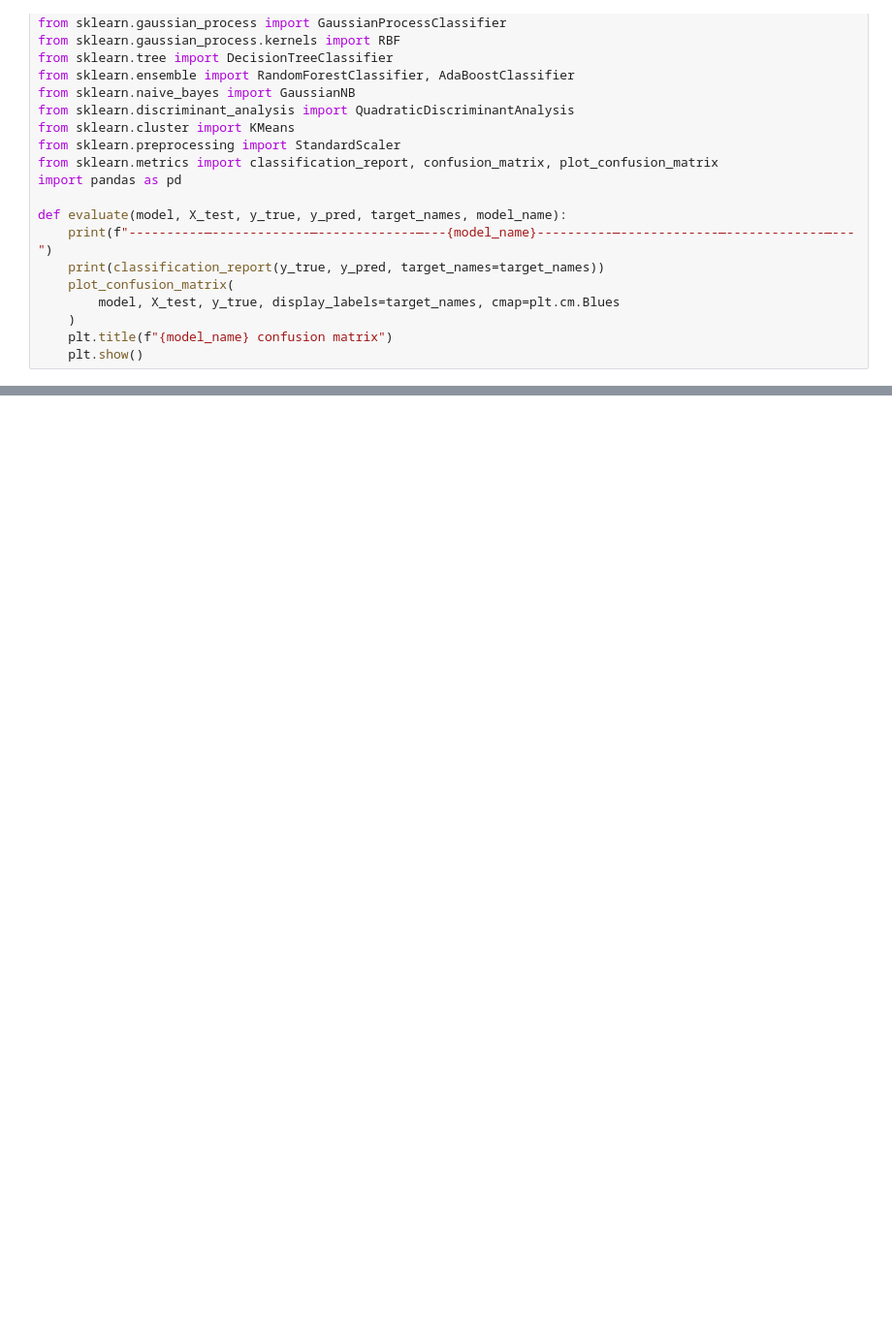
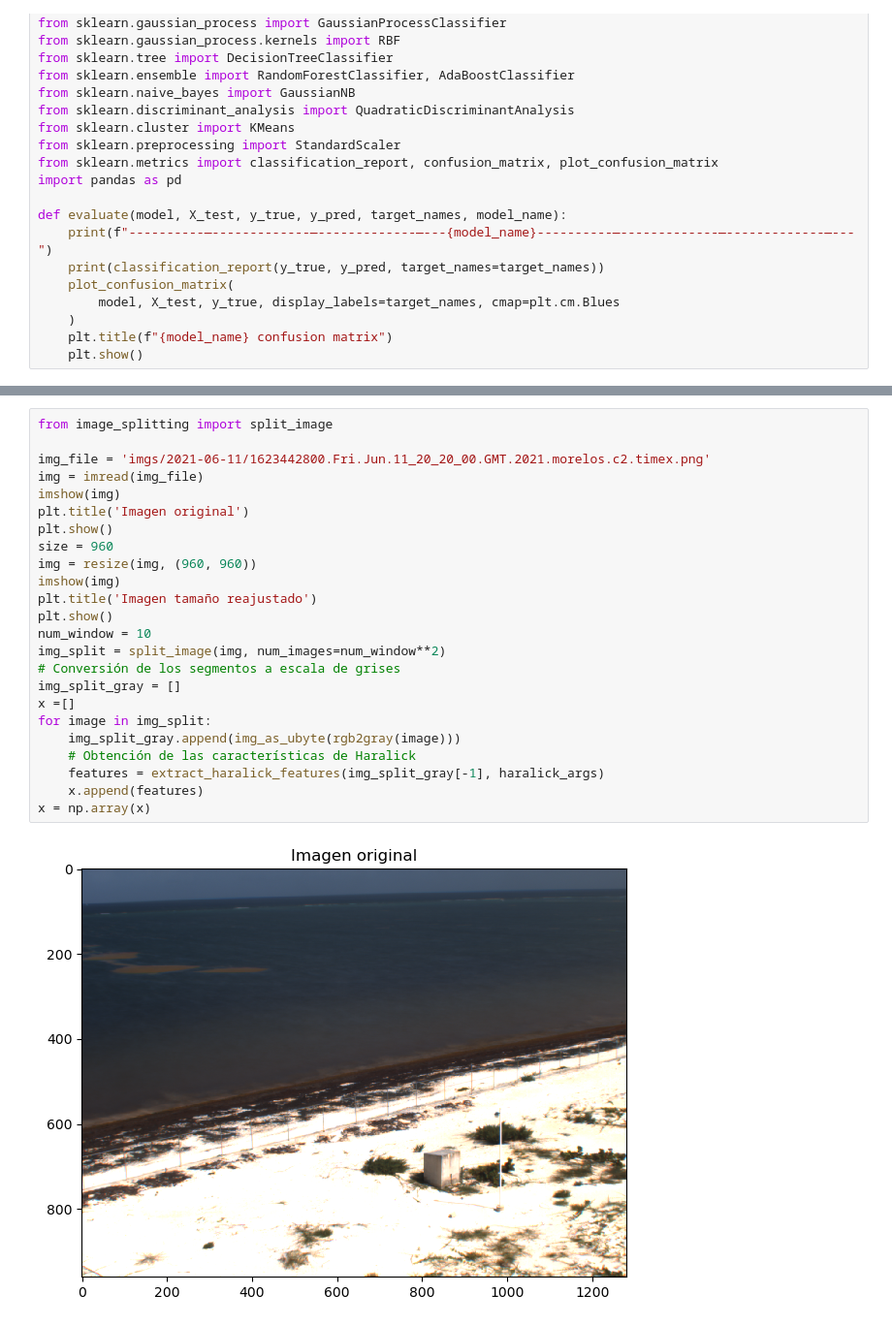
Before and after one commit to bondi7/sargassum-image-detection, a Jupyter notebook: model.ipynb, the cells around one changed output, grey strips where cells are left out. Shown at 97% size. Saved outputs shown, nothing was run; the diff lists cells and outputs as text; blank space fills up the shorter version.

Commit message:
Image mask results advancements.

```diff
--- a/model.ipynb
+++ b/model.ipynb
@@ -314,0 +215,26 @@ plt.show()
+# %%
+from image_splitting import split_image
+
+img_file = 'imgs/2021-06-11/1623442800.Fri.Jun.11_20_20_00.GMT.2021.morelos.c2.timex.png'
+img = imread(img_file)
+imshow(img)
+plt.title('Imagen original')
+plt.show()
+size = 960
+img = resize(img, (960, 960))
+imshow(img)
+plt.title('Imagen tamaño reajustado')
+plt.show()
+num_window = 10
+img_split = split_image(img, num_images=num_window**2)
+# Conversión de los segmentos a escala de grises
+img_split_gray = []
+x =[]
+for image in img_split:
+    img_split_gray.append(img_as_ubyte(rgb2gray(image)))
+    # Obtención de las características de Haralick
+    features = extract_haralick_features(img_split_gray[-1], haralick_args)
+    x.append(features)
+x = np.array(x)
+# %% [output]
+[figure, added]
```
Also changed, not shown: parts of 15 cells of this notebook, 2 other files.
